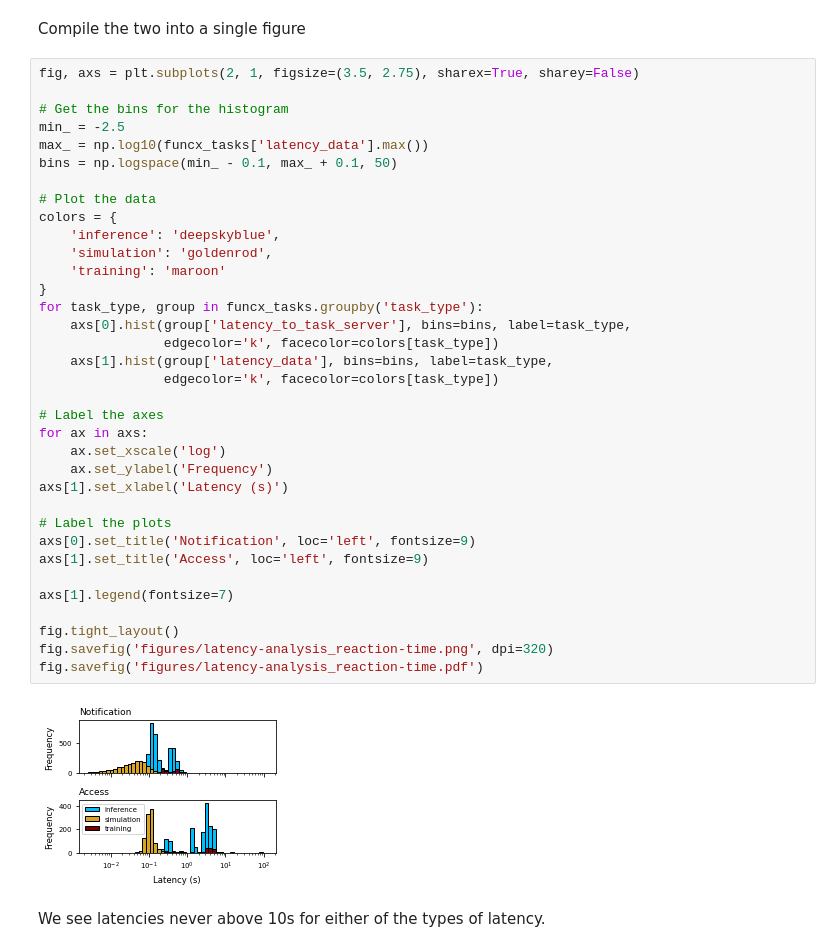
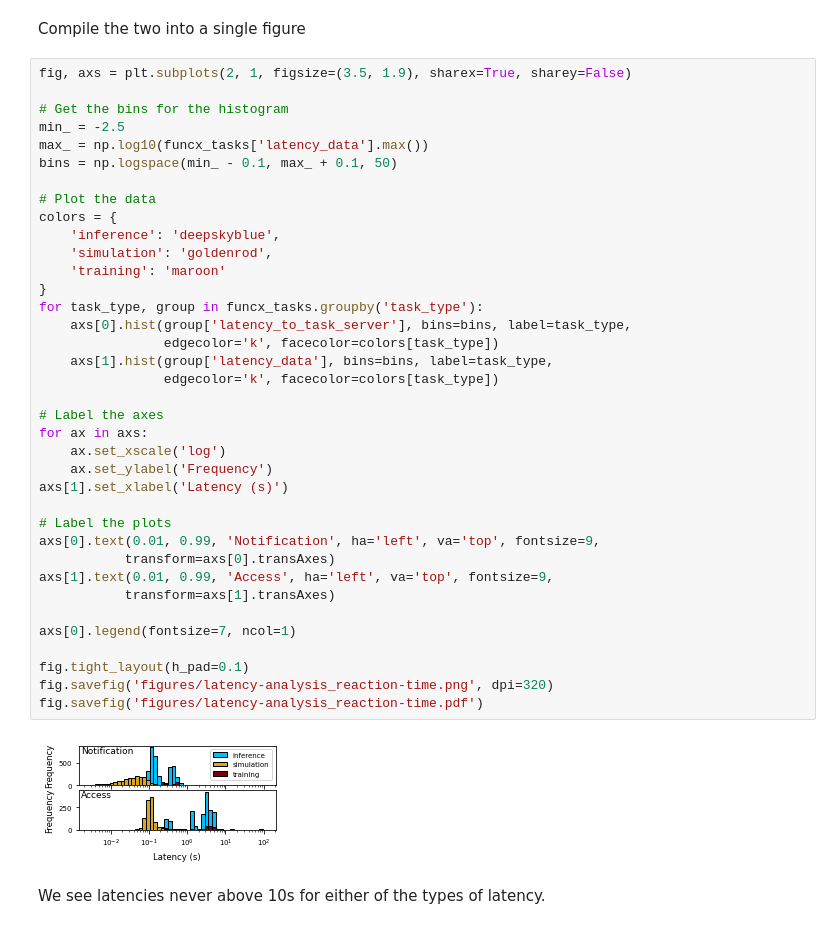
Before and after one commit to exalearn/multi-site-campaigns, a Jupyter notebook: molecular-design/notebooks/assess-latency.ipynb, the cells around one changed output. Drawn from its saved outputs; the diff is of its cells as text.

Commit message:
Squeeze some size out of our figures

```diff
--- a/molecular-design/notebooks/assess-latency.ipynb
+++ b/molecular-design/notebooks/assess-latency.ipynb
@@ -182,42 +182,44 @@ funcx_tasks.groupby('task_type')['latency_data'].describe()
 # %% [markdown]
 Compile the two into a single figure
 # %%
-fig, axs = plt.subplots(2, 1, figsize=(3.5, 2.75), sharex=True, sharey=False)
+fig, axs = plt.subplots(2, 1, figsize=(3.5, 1.9), sharex=True, sharey=False)
 
 # Get the bins for the histogram
 min_ = -2.5
 max_ = np.log10(funcx_tasks['latency_data'].max())
 bins = np.logspace(min_ - 0.1, max_ + 0.1, 50)
 
 # Plot the data
 colors = {
     'inference': 'deepskyblue',
     'simulation': 'goldenrod',
     'training': 'maroon'
 }
 for task_type, group in funcx_tasks.groupby('task_type'):
     axs[0].hist(group['latency_to_task_server'], bins=bins, label=task_type,
                 edgecolor='k', facecolor=colors[task_type])
     axs[1].hist(group['latency_data'], bins=bins, label=task_type,
                 edgecolor='k', facecolor=colors[task_type])
 
 # Label the axes
 for ax in axs:
     ax.set_xscale('log')
     ax.set_ylabel('Frequency')
 axs[1].set_xlabel('Latency (s)')
 
 # Label the plots
-axs[0].set_title('Notification', loc='left', fontsize=9)
-axs[1].set_title('Access', loc='left', fontsize=9)
+axs[0].text(0.01, 0.99, 'Notification', ha='left', va='top', fontsize=9,
+           transform=axs[0].transAxes)
+axs[1].text(0.01, 0.99, 'Access', ha='left', va='top', fontsize=9,
+           transform=axs[1].transAxes)
 
-axs[1].legend(fontsize=7)
+axs[0].legend(fontsize=7, ncol=1)
 
-fig.tight_layout()
+fig.tight_layout(h_pad=0.1)
 fig.savefig('figures/latency-analysis_reaction-time.png', dpi=320)
 fig.savefig('figures/latency-analysis_reaction-time.pdf')
 # %% [output]
-[figure, old version]
+[figure, new version]
 # %% [markdown]
 We see latencies never above 10s for either of the types of latency.
 # %% [markdown]
```
Also changed, not shown: parts of 11 cells of this notebook, 9 other files.
